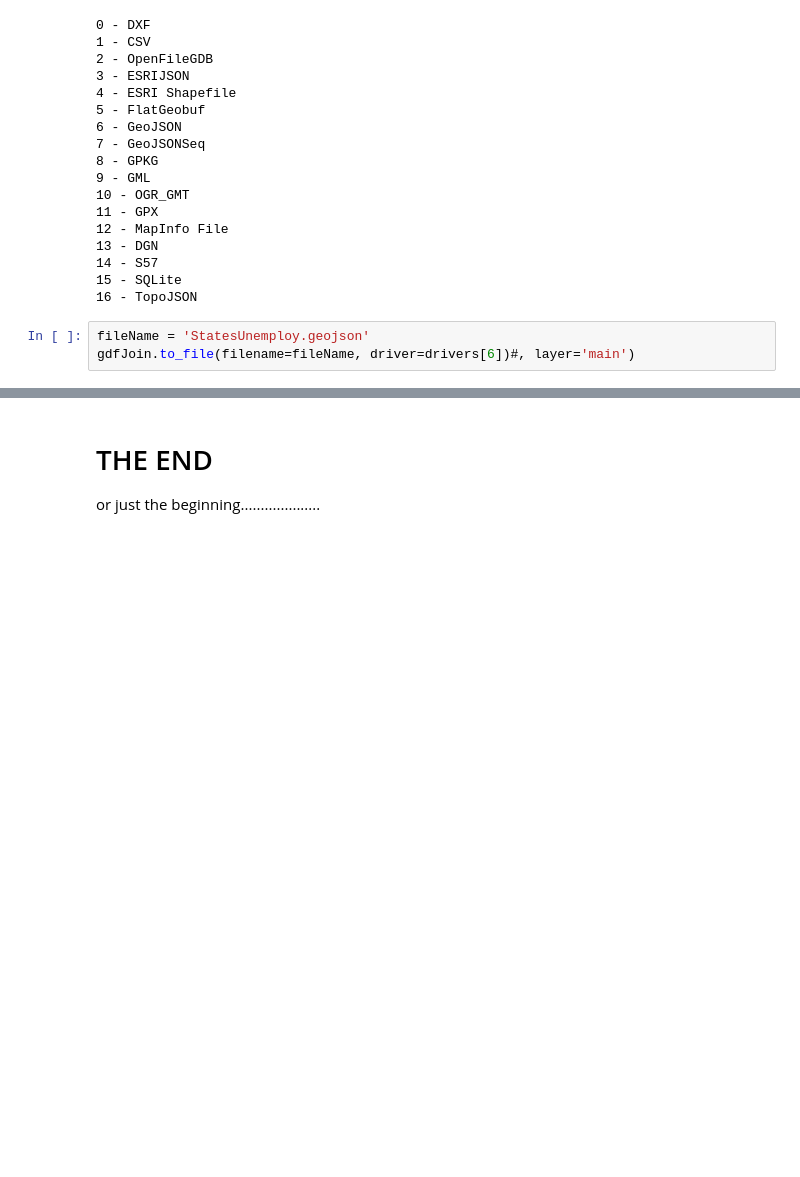
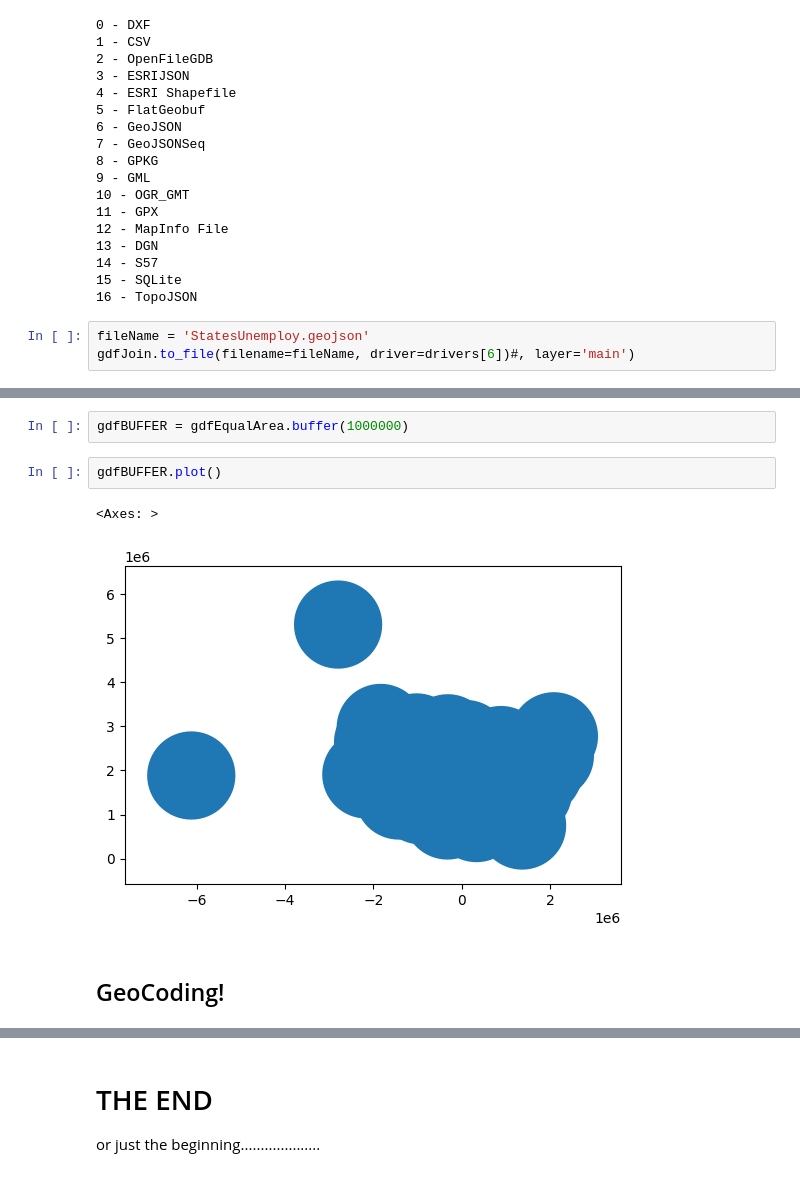
Before and after one commit to Location-Artistry/GEO-NOTEBOOKS, a Jupyter notebook: GeoPandas4GeoSpatial.ipynb, the cells around one changed output, grey strips where cells are left out. Cells and saved outputs as stored; diff of their text form; blank space fills up the shorter version.

```diff
--- a/GeoPandas4GeoSpatial.ipynb
+++ b/GeoPandas4GeoSpatial.ipynb
@@ -552,0 +603,9 @@ gdfJoin.to_file(filename=fileName, driver=drivers[6])#, layer='main')
+# %%
+gdfBUFFER = gdfEqualArea.buffer(1000000)
+# %%
+gdfBUFFER.plot()
+# %% [output]
+<Axes: >
+[figure, added]
+# %% [markdown]
+## GeoCoding!
```
Also changed, not shown: parts of 15 cells of this notebook.
